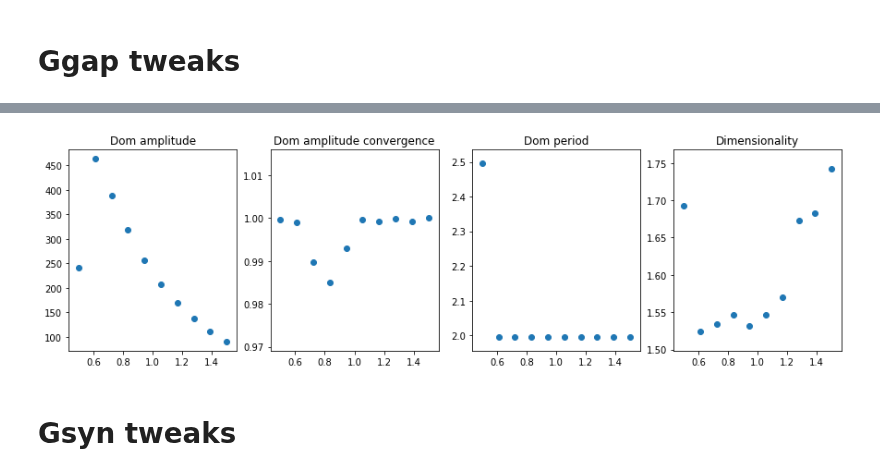
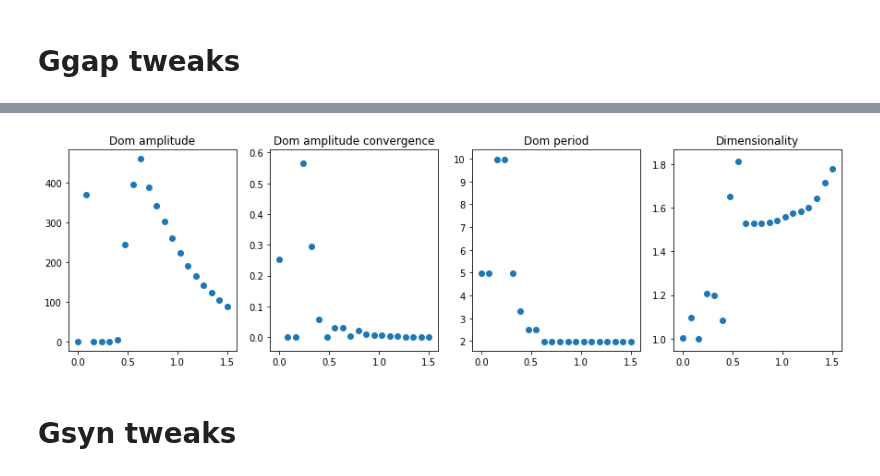
Before and after one commit to sjonany/c-elegans-interactome-analysis, a Jupyter notebook: one_at_a_time.ipynb, the cells around one changed output, grey strips where cells are left out. Cells and saved outputs as stored; diff of their text form; code cells hidden in the pictures.

```diff
--- a/one_at_a_time.ipynb
+++ b/one_at_a_time.ipynb
@@ -113,5 +121,5 @@ def ggap_to_full_param(ggap):
     'gsyn': gsyn_actual
   }
 
-fig = plot_simulation_results(*gen_simulation_data(ggap_lo, ggap_hi, ggap_to_full_param, 10))
+fig = plot_simulation_results(*gen_simulation_data(ggap_lo, ggap_hi, ggap_to_full_param, num_points))
 # %% [output]
@@ -128,4 +143,4 @@ Iteration 10/10 took 1.15s
-[figure, old version]
+[figure, new version]
 # %% [markdown]
 # Gsyn tweaks
 # %%
```
Also changed, not shown: parts of 4 cells of this notebook, 3 other files.
